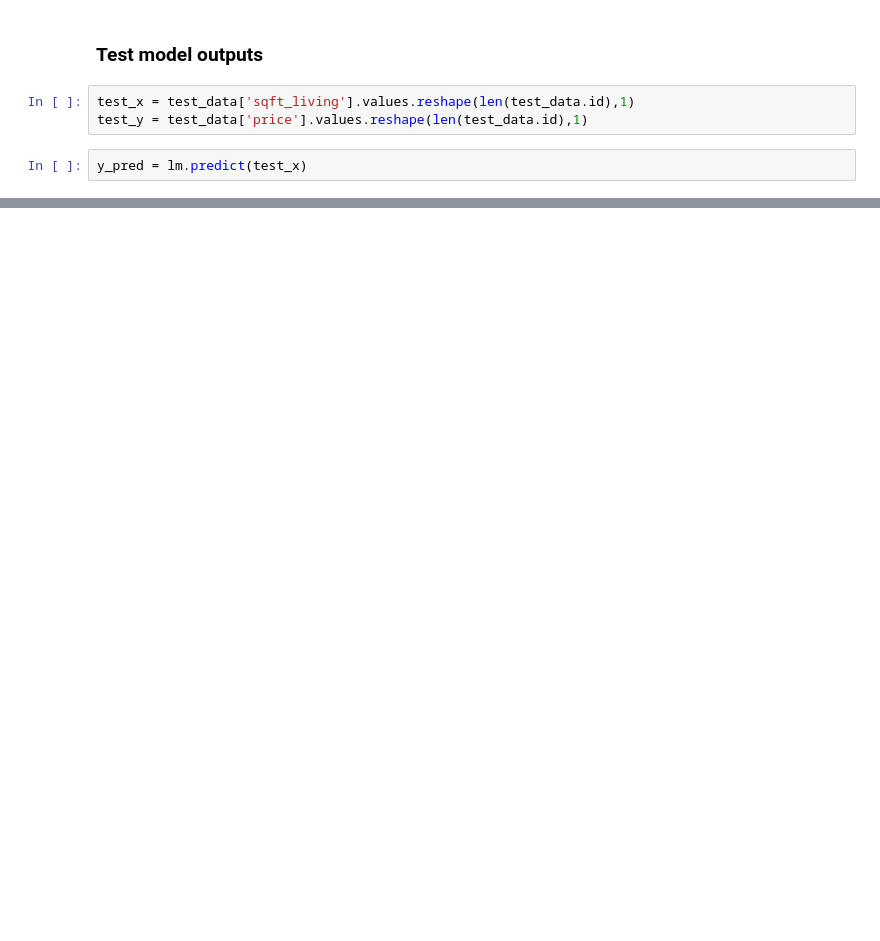
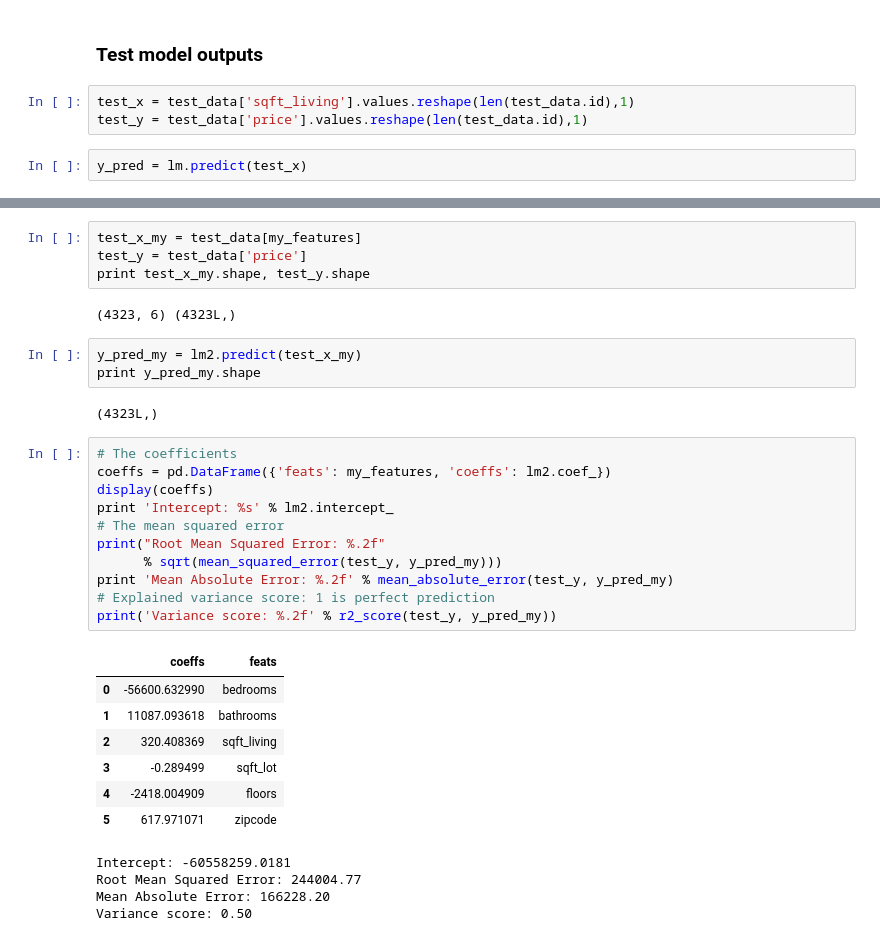
Before and after one commit to mavricek/coursera_ml, a Jupyter notebook: Course1/Wk2/Predicting House Prices with sklearn & pandas.ipynb, the cells around one changed output, grey strips where cells are left out. Cells and saved outputs as stored; diff of their text form; blank space fills up the shorter version.

```diff
--- a/Course1/Wk2/Predicting House Prices with sklearn & pandas.ipynb
+++ b/Course1/Wk2/Predicting House Prices with sklearn & pandas.ipynb
@@ -78,0 +105,34 @@ Variance score: 0.48
+# %%
+test_x_my = test_data[my_features]
+test_y = test_data['price']
+print test_x_my.shape, test_y.shape
+# %% [output]
+(4323, 6) (4323L,)
+# %%
+y_pred_my = lm2.predict(test_x_my)
+print y_pred_my.shape
+# %% [output]
+(4323L,)
+# %%
+# The coefficients
+coeffs = pd.DataFrame({'feats': my_features, 'coeffs': lm2.coef_})
+display(coeffs)
+print 'Intercept: %s' % lm2.intercept_
+# The mean squared error
+print("Root Mean Squared Error: %.2f"
+      % sqrt(mean_squared_error(test_y, y_pred_my)))
+print 'Mean Absolute Error: %.2f' % mean_absolute_error(test_y, y_pred_my)
+# Explained variance score: 1 is perfect prediction
+print('Variance score: %.2f' % r2_score(test_y, y_pred_my))
+# %% [output]
+|  | coeffs | feats |
+| 0 | -56600.632990 | bedrooms |
+| 1 | 11087.093618 | bathrooms |
+| 2 | 320.408369 | sqft_living |
+| 3 | -0.289499 | sqft_lot |
+| 4 | -2418.004909 | floors |
+| 5 | 617.971071 | zipcode |
+Intercept: -60558259.0181
+Root Mean Squared Error: 244004.77
+Mean Absolute Error: 166228.20
+Variance score: 0.50
```
Also changed, not shown: parts of 28 cells of this notebook.
